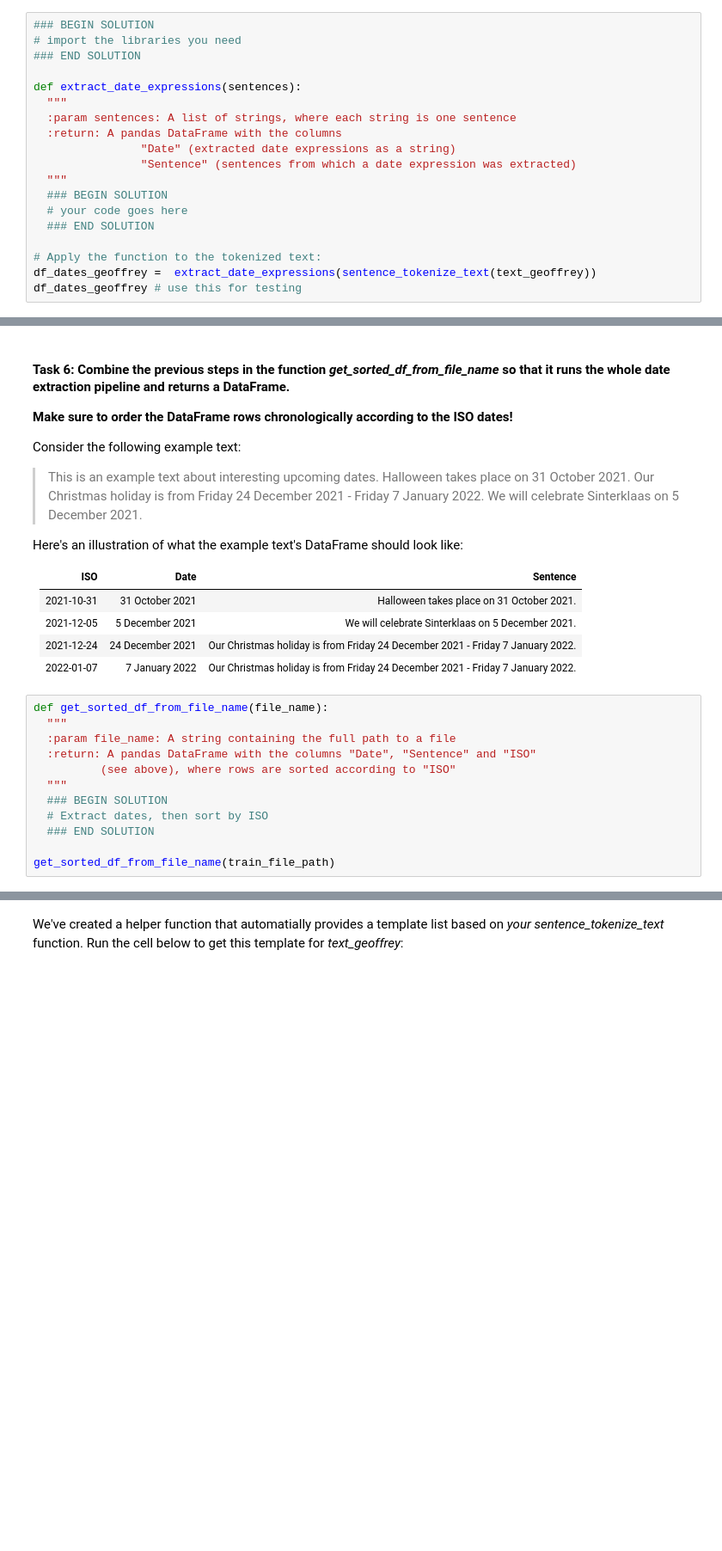
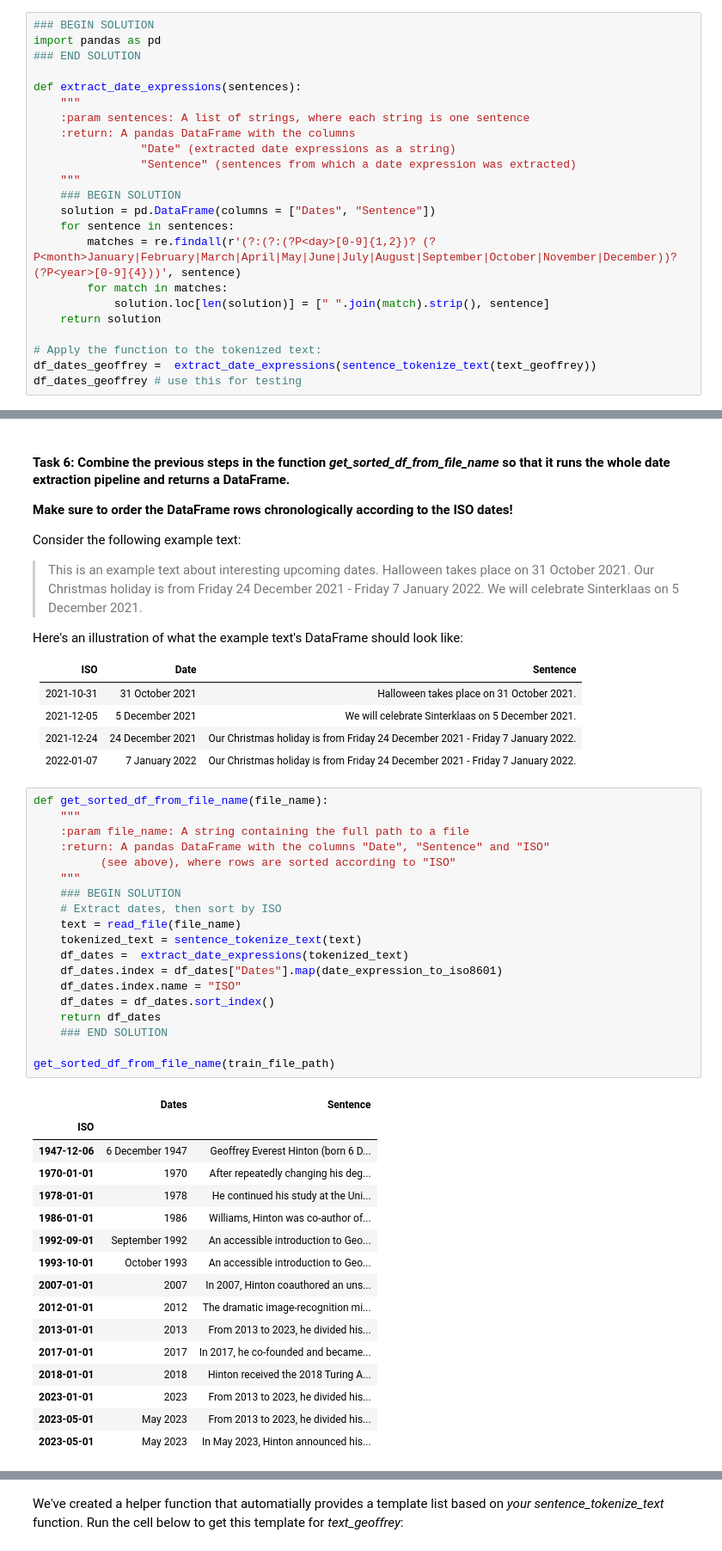
Before and after one commit to daanbrugmans/ru-text-and-multimedia-mining-23-24, a Jupyter notebook: Assignments/Assignment 3/A3 Information Extraction.ipynb, the cells around one changed output, grey strips where cells are left out. Shown at 86% size. Drawn from its saved outputs; the diff is of its cells as text; blank space fills up the shorter version.

```diff
--- a/Assignments/Assignment 3/A3 Information Extraction.ipynb
+++ b/Assignments/Assignment 3/A3 Information Extraction.ipynb
@@ -166,19 +219,23 @@ Use the Geoffrey_Hinton_dev.txt and the manual annotation that you did on the bi
 *For coding newbies: You can contact the TAs to get a regex example function in Python.*
 # %%
 ### BEGIN SOLUTION
-# import the libraries you need
+import pandas as pd
 ### END SOLUTION
 
 def extract_date_expressions(sentences):
-  """
-  :param sentences: A list of strings, where each string is one sentence
-  :return: A pandas DataFrame with the columns
+    """
+    :param sentences: A list of strings, where each string is one sentence
+    :return: A pandas DataFrame with the columns
                 "Date" (extracted date expressions as a string)
                 "Sentence" (sentences from which a date expression was extracted)
-  """
-  ### BEGIN SOLUTION
-  # your code goes here
-  ### END SOLUTION
+    """
+    ### BEGIN SOLUTION
+    solution = pd.DataFrame(columns = ["Dates", "Sentence"])
+    for sentence in sentences:
+        matches = re.findall(r'(?:(?:(?P<day>[0-9]{1,2})? (?P<month>January|February|March|April|May|June|July|August|September|October|November|December))? (?P<year>[0-9]{4}))', sentence)
+        for match in matches:
+            solution.loc[len(solution)] = [" ".join(match).strip(), sentence]
+    return solution
 
 # Apply the function to the tokenized text:
 df_dates_geoffrey =  extract_date_expressions(sentence_tokenize_text(text_geoffrey))
@@ -229,16 +332,40 @@ Here's an illustration of what the example text's DataFrame should look like:
 |2022-01-07 |7 January 2022| Our Christmas holiday is from Friday 24 December 2021 - Friday 7 January 2022.|
 # %%
 def get_sorted_df_from_file_name(file_name):
-  """
-  :param file_name: A string containing the full path to a file
-  :return: A pandas DataFrame with the columns "Date", "Sentence" and "ISO"
+    """
+    :param file_name: A string containing the full path to a file
+    :return: A pandas DataFrame with the columns "Date", "Sentence" and "ISO"
           (see above), where rows are sorted according to "ISO"
-  """
-  ### BEGIN SOLUTION
-  # Extract dates, then sort by ISO
-  ### END SOLUTION
+    """
+    ### BEGIN SOLUTION
+    # Extract dates, then sort by ISO
+    text = read_file(file_name)
+    tokenized_text = sentence_tokenize_text(text)
+    df_dates =  extract_date_expressions(tokenized_text)
+    df_dates.index = df_dates["Dates"].map(date_expression_to_iso8601)
+    df_dates.index.name = "ISO"
+    df_dates = df_dates.sort_index()
+    return df_dates
+    ### END SOLUTION
 
 get_sorted_df_from_file_name(train_file_path)
+# %% [output]
+|  | Dates | Sentence |
+| ISO |  |  |
+| 1947-12-06 | 6 December 1947 | Geoffrey Everest Hinton (born 6 D... |
+| 1970-01-01 | 1970 | After repeatedly changing his deg... |
+| 1978-01-01 | 1978 | He continued his study at the Uni... |
+| 1986-01-01 | 1986 | Williams, Hinton was co-author of... |
+| 1992-09-01 | September 1992 | An accessible introduction to Geo... |
+| 1993-10-01 | October 1993 | An accessible introduction to Geo... |
+| 2007-01-01 | 2007 | In 2007, Hinton coauthored an uns... |
+| 2012-01-01 | 2012 | The dramatic image-recognition mi... |
+| 2013-01-01 | 2013 | From 2013 to 2023, he divided his... |
+| 2017-01-01 | 2017 | In 2017, he co-founded and became... |
+| 2018-01-01 | 2018 | Hinton received the 2018 Turing A... |
+| 2023-01-01 | 2023 | From 2013 to 2023, he divided his... |
+| 2023-05-01 | May 2023 | From 2013 to 2023, he divided his... |
+| 2023-05-01 | May 2023 | In May 2023, Hinton announced his... |
 # %% [markdown]
 ### Manual labeling: Geoffrey_Hinton_bio_devset.txt
 To evaluate your date expression pipeline, you first need to have gold labels. For Part 2 we use another labeling format to simplify the regex matching. Let's familiarize ourselves with this format.
```
Also changed, not shown: parts of 47 cells of this notebook.
